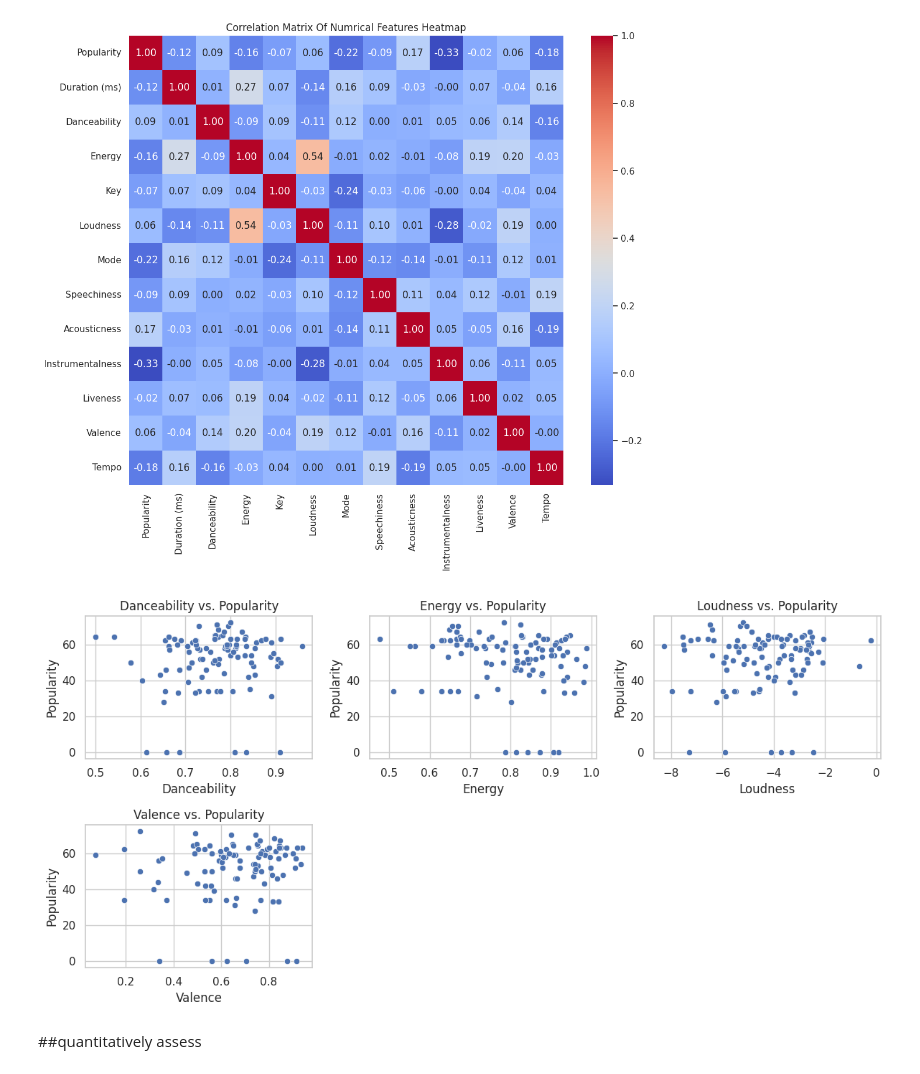
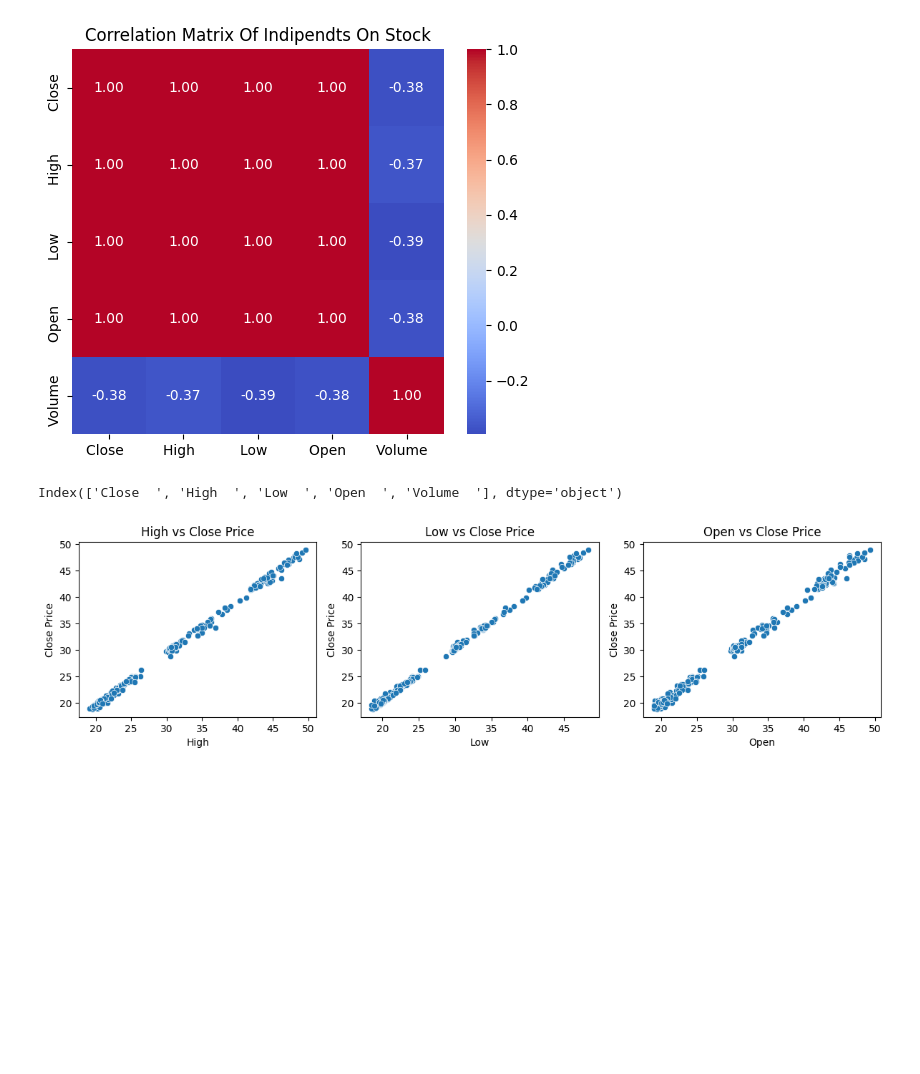
Before and after one commit to MhammadRezaValiYari/StockMarket-Statistical-Analaysis, a Jupyter notebook: music_data_statistical_analysis_.ipynb, the cells around one changed output. Cells and saved outputs as stored; diff of their text form; code cells hidden in the pictures; blank space fills up the shorter version.

```diff
--- a/music_data_statistical_analysis_.ipynb
+++ b/music_data_statistical_analysis_.ipynb
@@ -3,15 +3,13 @@
 # %%
 import warnings
-from google.colab import drive
 import pandas as pd
 import numpy as np
+import yfinance as yf
 import matplotlib.pyplot as plt
 import seaborn as sns
 warnings.filterwarnings('ignore')
 
-drive.mount('/content/drive', force_remount=True)
-!ls '/content/drive/MyDrive/musicdata.csv'
-data = pd.read_csv('/content/drive/MyDrive/musicdata.csv')
+data = yf.download('INTC', start='2024-1-1', end='2025-1-7')
 df = pd.DataFrame(data)
 df.head(4)
 # %% [output]
@@ -26,3 +57,9 @@ Mounted at /content/drive
+# %%
+df = df.rename(columns={'Close  ': 'Close'})
+df = df.rename(columns={'High  ': 'High'})
+df = df.rename(columns={'Low  ': 'Low'})
+df = df.rename(columns={'Open  ': 'Open'})
+df = df.rename(columns={'Valume  ': 'Valume'})
 # %%
 df.info()
 # %% [output]
@@ -91,8 +99,0 @@ music_data_cleand[columns_with_missing_value] = music_data_cleand[columns_with_m
-# %%
-sns.set(style='whitegrid')
-plt.figure(figsize=(10, 6))
-plt.hist(music_data_cleand['Popularity'])
-plt.title('Distribution of Popularity Scores')
-plt.xlabel('populariy scores')
-plt.ylabel('frequency')
-plt.show()
@@ -101,25 +100,27 @@ plt.show()
 # %%
-plt.figure(figsize=(12, 10))
-correlation_matrix = music_data_cleand.select_dtypes(include=['float64', 'int64']).corr()
+plt.figure(figsize=(6, 5))
+correlation_matrix = df.select_dtypes(include=['float64', 'int64']).corr()
 sns.heatmap(correlation_matrix, annot=True, cmap='coolwarm', fmt='.2f')
-plt.title('Correlation Matrix Of Numrical Features Heatmap')
+plt.title('Correlation Matrix Of Indipendts On Stock')
 plt.show()
 # %% [output]
-[figure, old version]
+[figure, new version]
+# %%
+df.columns
+# %% [output]
+Index(['Close  ', 'High  ', 'Low  ', 'Open  ', 'Volume  '], dtype='object')
 # %%
-features = ['Danceability', 'Energy', 'Loudness', 'Valence']
+features = ['High', 'Low', 'Open']
 
-y = music_data_cleand['Popularity']
+y = df['Close']
 plt.figure(figsize=(12, 6))
 for i, feature in enumerate(features, 1):
   plt.subplot(2,3,i)
-  sns.scatterplot(x=music_data_cleand[feature], y=y)
-  plt.title(f"{feature} vs. Popularity")
+  sns.scatterplot(x=df[feature], y=y)
+  plt.title(f"{feature} vs Close Price")
   plt.xlabel(feature)
-  plt.ylabel('Popularity')
+  plt.ylabel('Close Price')
 plt.tight_layout()
 plt.show()
 # %% [output]
-[figure, old version]
+[figure, new version]
-# %% [markdown]
-##quantitatively assess
```
Also changed, not shown: parts of 19 cells of this notebook.
